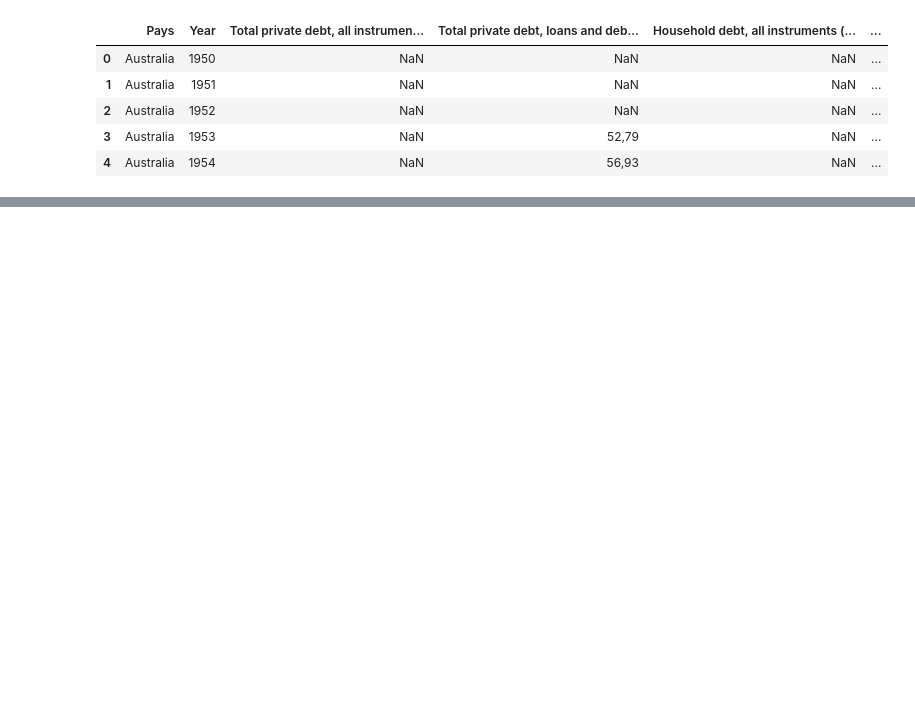
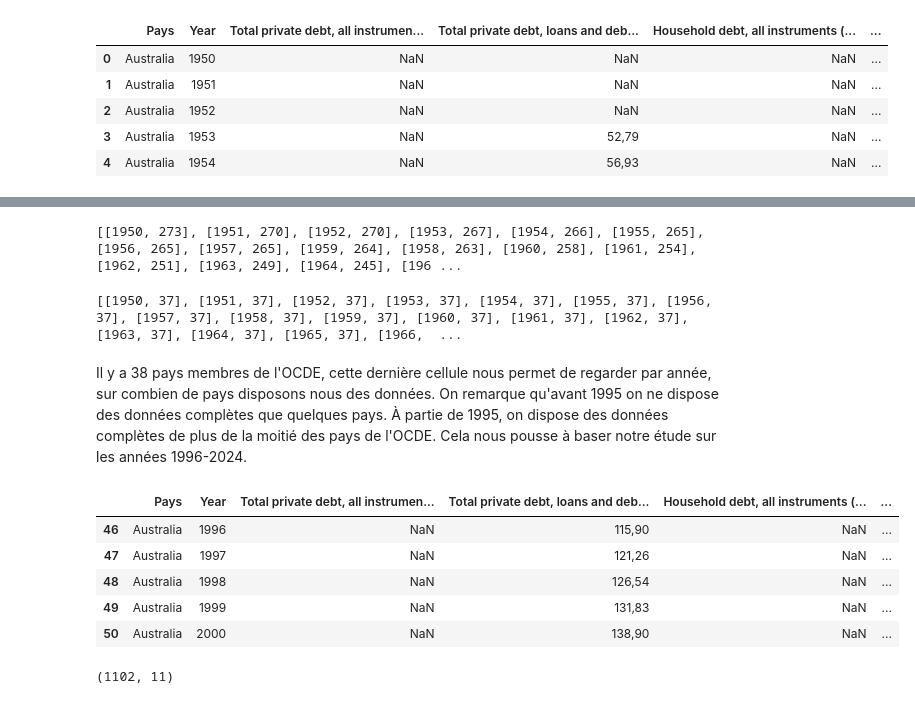
Before and after one commit to yanislarre/statapp, a Jupyter notebook: données/recup_global_debt_OECD.ipynb, the cells around one changed output, grey strips where cells are left out. Cells and saved outputs as stored; diff of their text form; code cells hidden in the pictures; blank space fills up the shorter version.

Commit message:
csv clean OECD

```diff
--- a/données/recup_global_debt_OECD.ipynb
+++ b/données/recup_global_debt_OECD.ipynb
@@ -54,0 +59,4 @@ df_global_debt_OECD.to_csv("global_debt_OECD.csv", index=False, encoding="utf-8-
+# %%
+# on drop public sector debt et non financial public sector debt pour cette partie de l'analyse
+
+df_global_debt_OECD2 = df_global_debt_OECD.drop(columns=['Public sector debt (percent of GDP)', 'Nonfinancial public sector debt (percent of GDP)'])
@@ -54,0 +84,41 @@ df_global_debt_OECD.to_csv("global_debt_OECD.csv", index=False, encoding="utf-8-
+# %%
+# Trier les résultats par ordre décroissant
+nan_par_annee_trié = nan_par_annee.sort_values(ascending=False)
+
+# Afficher le résultat en liste
+print(nan_par_annee_trié.reset_index().values.tolist())
+# %% [output]
+[[1950, 273], [1951, 270], [1952, 270], [1953, 267], [1954, 266], [1955, 265], [1956, 265], [1957, 265], [1959, 264], [1958, 263], [1960, 258], [1961, 254], [1962, 251], [1963, 249], [1964, 245], [196 ...
+# %%
+# regardons pour chaque année combien de pays ont au moins un Nan
+
+# isnull().any(axis=1) renvoie True si au moins une colonne de la ligne est vide
+df_global_debt_OECD2['a_un_nan'] = df_global_debt_OECD2.isnull().any(axis=1)
+
+# Grouper par année et compter le nombre de True
+lignes_nan_par_annee = df_global_debt_OECD2.groupby('Year')['a_un_nan'].sum().astype(int)
+
+# Afficher sous forme de liste [Année, Nombre de lignes avec NaN]
+resultat_liste = lignes_nan_par_annee.reset_index().values.tolist()
+print(resultat_liste)
+# %% [output]
+[[1950, 37], [1951, 37], [1952, 37], [1953, 37], [1954, 37], [1955, 37], [1956, 37], [1957, 37], [1958, 37], [1959, 37], [1960, 37], [1961, 37], [1962, 37], [1963, 37], [1964, 37], [1965, 37], [1966,  ...
+# %% [markdown]
+Il y a 38 pays membres de l'OCDE, cette dernière cellule nous permet de regarder par année, sur combien de pays disposons nous des données. On remarque qu'avant 1995 on ne dispose des données complètes que quelques pays. À partie de 1995, on dispose des données complètes de plus de la moitié des pays de l'OCDE.
+Cela nous pousse à baser notre étude sur les années 1996-2024.
+# %%
+# on ne conserve que les années strictement supérieures à 1995
+df_global_debt_OECD2 = df_global_debt_OECD2[df_global_debt_OECD2['Year'] > 1995]
+df_global_debt_OECD2 = df_global_debt_OECD2.drop(columns='a_un_nan')
+df_global_debt_OECD2.head()
+# %% [output]
+|  | Pays | Year | Total private debt, all instrumen... | Total private debt, loans and deb... | Household debt, all instruments (... | ... |
+| 46 | Australia | 1996 | NaN | 115,90 | NaN | ... |
+| 47 | Australia | 1997 | NaN | 121,26 | NaN | ... |
+| 48 | Australia | 1998 | NaN | 126,54 | NaN | ... |
+| 49 | Australia | 1999 | NaN | 131,83 | NaN | ... |
+| 50 | Australia | 2000 | NaN | 138,90 | NaN | ... |
+# %%
+df_global_debt_OECD2.shape
+# %% [output]
+(1102, 11)
```
Also changed, not shown: parts of 4 cells of this notebook, 1 other file.
